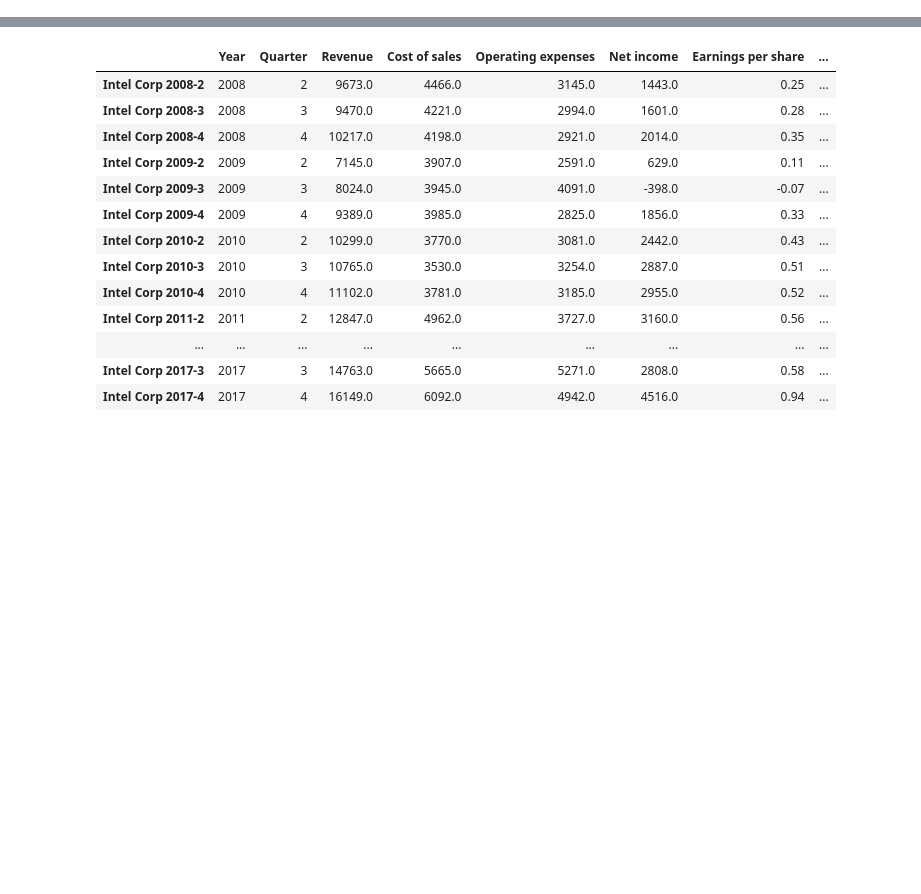
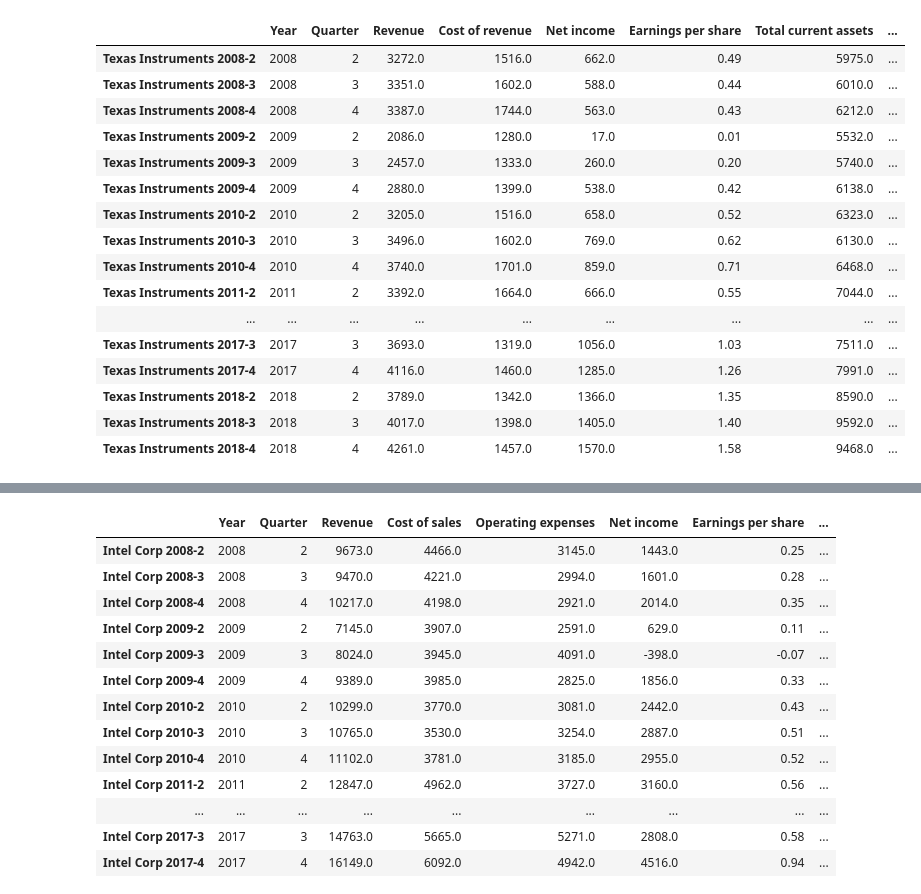
Before and after one commit to caseyhuhu/Capstone-Project, a Jupyter notebook: Data Scraper.ipynb, the cells around one changed output, grey strips where cells are left out. Cells and saved outputs as stored; diff of their text form; code cells hidden in the pictures; blank space fills up the shorter version.

```diff
--- a/Data Scraper.ipynb
+++ b/Data Scraper.ipynb
@@ -449,6 +484,30 @@ def get_apple_data():
                    else col for col in combined_df.columns.tolist()]
     combined_df.columns = new_columns
     return combined_df
+# %%
+ti_df.columns = ['Year', 'Quarter', 'Revenue', 'Cost of revenue', 'Net income', 'Earnings per share', 'Total current assets',
+                 'Total assets', 'Total current liabilities', 'Total liabilities', "Shareholders' equity",
+                 'Depreciation & Amortization', 'Cash generated from operating activities', 'Cash at beginning of period',
+                 'Cash at end of period']
+display(ti_df)
+# %% [output]
+|  | Year | Quarter | Revenue | Cost of revenue | Net income | Earnings per share | Total current assets | ... |
+| Texas Instruments 2008-2 | 2008 | 2 | 3272.0 | 1516.0 | 662.0 | 0.49 | 5975.0 | ... |
+| Texas Instruments 2008-3 | 2008 | 3 | 3351.0 | 1602.0 | 588.0 | 0.44 | 6010.0 | ... |
+| Texas Instruments 2008-4 | 2008 | 4 | 3387.0 | 1744.0 | 563.0 | 0.43 | 6212.0 | ... |
+| Texas Instruments 2009-2 | 2009 | 2 | 2086.0 | 1280.0 | 17.0 | 0.01 | 5532.0 | ... |
+| Texas Instruments 2009-3 | 2009 | 3 | 2457.0 | 1333.0 | 260.0 | 0.20 | 5740.0 | ... |
+| Texas Instruments 2009-4 | 2009 | 4 | 2880.0 | 1399.0 | 538.0 | 0.42 | 6138.0 | ... |
+| Texas Instruments 2010-2 | 2010 | 2 | 3205.0 | 1516.0 | 658.0 | 0.52 | 6323.0 | ... |
+| Texas Instruments 2010-3 | 2010 | 3 | 3496.0 | 1602.0 | 769.0 | 0.62 | 6130.0 | ... |
+| Texas Instruments 2010-4 | 2010 | 4 | 3740.0 | 1701.0 | 859.0 | 0.71 | 6468.0 | ... |
+| Texas Instruments 2011-2 | 2011 | 2 | 3392.0 | 1664.0 | 666.0 | 0.55 | 7044.0 | ... |
+| ... | ... | ... | ... | ... | ... | ... | ... | ... |
+| Texas Instruments 2017-3 | 2017 | 3 | 3693.0 | 1319.0 | 1056.0 | 1.03 | 7511.0 | ... |
+| Texas Instruments 2017-4 | 2017 | 4 | 4116.0 | 1460.0 | 1285.0 | 1.26 | 7991.0 | ... |
+| Texas Instruments 2018-2 | 2018 | 2 | 3789.0 | 1342.0 | 1366.0 | 1.35 | 8590.0 | ... |
+| Texas Instruments 2018-3 | 2018 | 3 | 4017.0 | 1398.0 | 1405.0 | 1.40 | 9592.0 | ... |
+| Texas Instruments 2018-4 | 2018 | 4 | 4261.0 | 1457.0 | 1570.0 | 1.58 | 9468.0 | ... |
 # %%
 amd_df.columns = ['Year', 'Quarter', 'Revenue', 'Cost of sales', 'Net income', 'Net income per share', 'Total current assets',
                   'Total assets', 'Total current liabilities', "Total shareholders' equity", 'Depreciation & Amortization',
```
Also changed, not shown: parts of 3 cells of this notebook, 1 other file.
